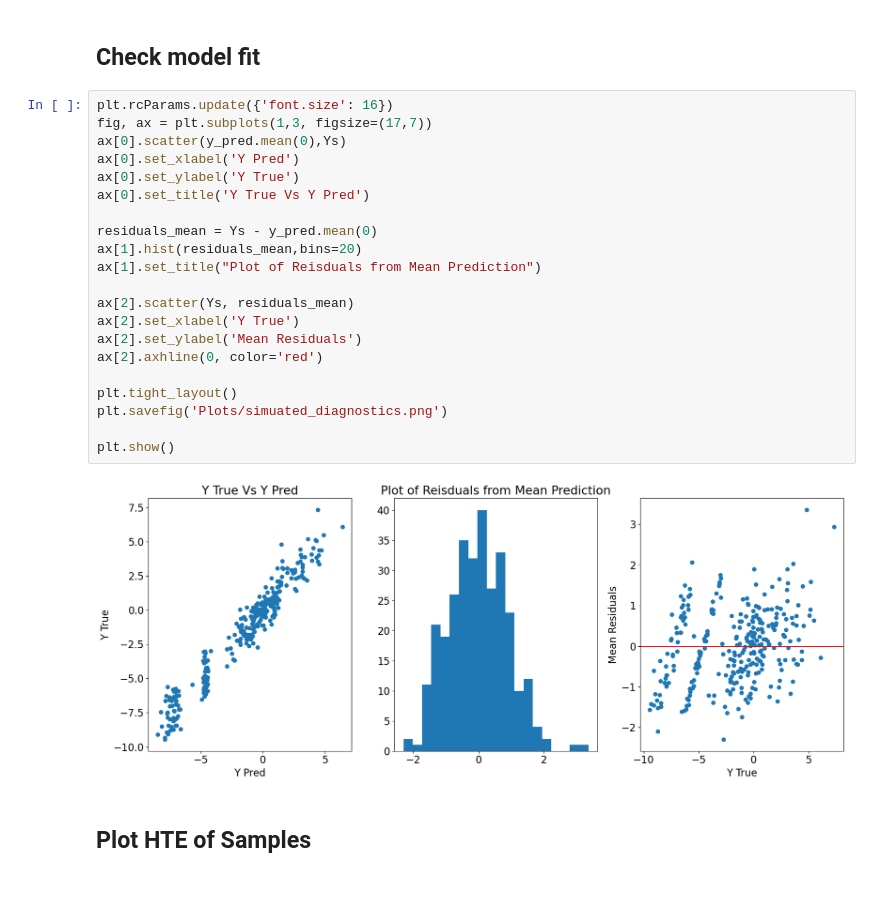
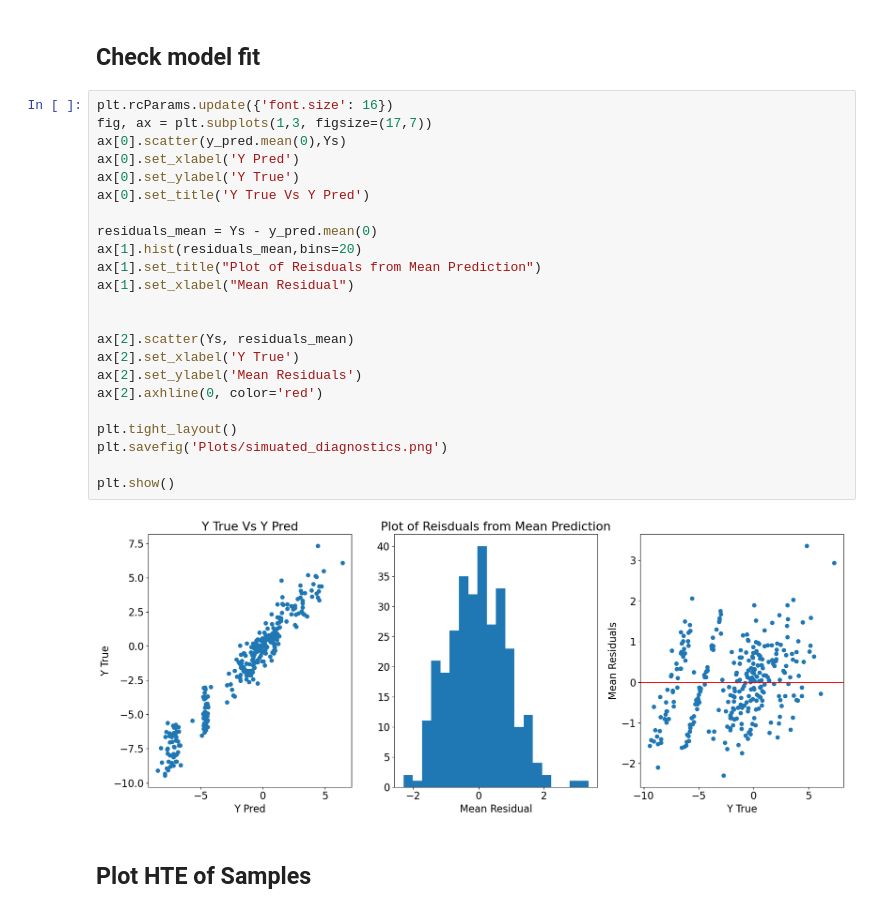
Before and after one commit to titzehong/HTE-Project-, a Jupyter notebook: Experiment 1 Simulated.ipynb, the cells around one changed output. Saved outputs shown, nothing was run; the diff lists cells and outputs as text.

Commit message:
updated plots

```diff
--- a/Experiment 1 Simulated.ipynb
+++ b/Experiment 1 Simulated.ipynb
@@ -387,26 +387,28 @@ hte_sample_mean = hte_samples.mean(0)
 # %%
 plt.rcParams.update({'font.size': 16})
 fig, ax = plt.subplots(1,3, figsize=(17,7))
 ax[0].scatter(y_pred.mean(0),Ys)
 ax[0].set_xlabel('Y Pred')
 ax[0].set_ylabel('Y True')
 ax[0].set_title('Y True Vs Y Pred')
 
 residuals_mean = Ys - y_pred.mean(0)
 ax[1].hist(residuals_mean,bins=20)
 ax[1].set_title("Plot of Reisduals from Mean Prediction")
+ax[1].set_xlabel("Mean Residual")
+
 
 ax[2].scatter(Ys, residuals_mean)
 ax[2].set_xlabel('Y True')
 ax[2].set_ylabel('Mean Residuals')
 ax[2].axhline(0, color='red')
 
 plt.tight_layout()
 plt.savefig('Plots/simuated_diagnostics.png')
 
 plt.show()
 # %% [output]
-[figure, old version]
+[figure, new version]
 # %% [markdown]
 ## Plot HTE of Samples
 # %%
```
Also changed, not shown: parts of 14 cells of this notebook, 1 other file.
